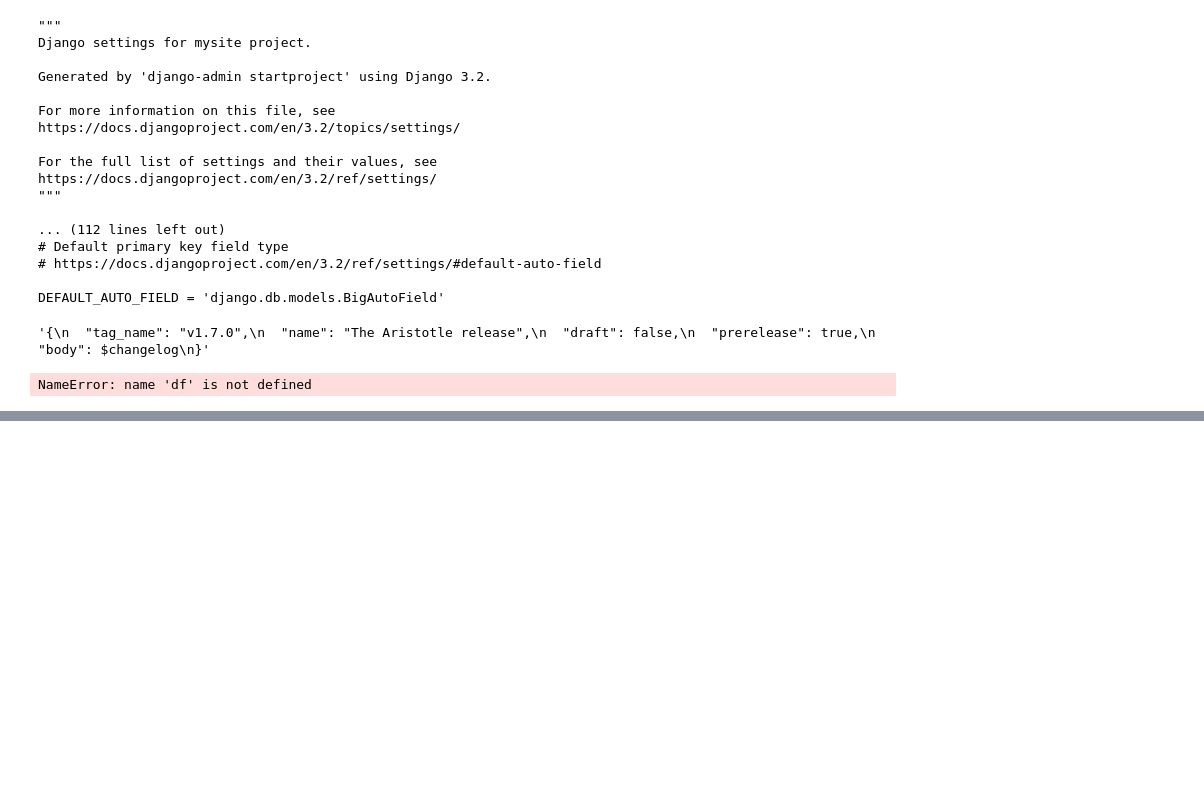
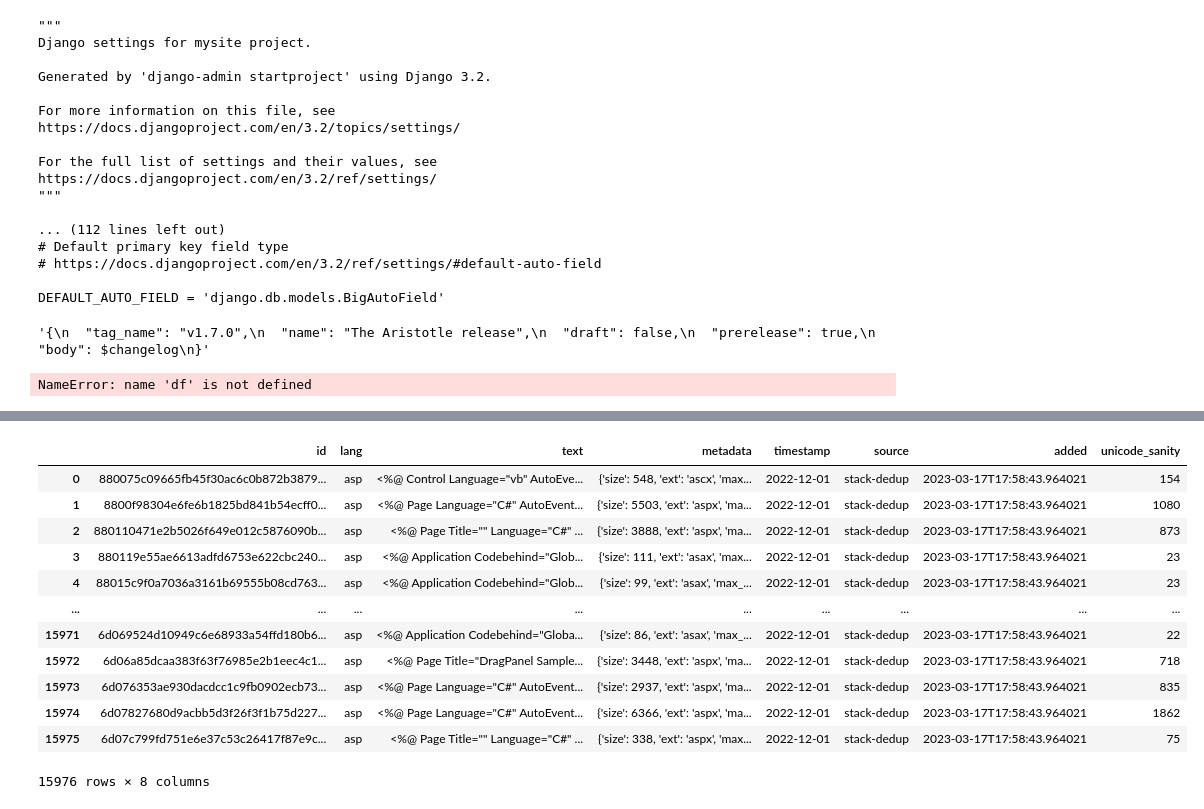
Before and after one commit to allenai/OLMo, a Jupyter notebook: pretrain_data/the_stack/v0/notebooks/aggregate_stats.ipynb, the cells around one changed output, grey strips where cells are left out. Saved outputs shown, nothing was run; the diff lists cells and outputs as text; code cells hidden in the pictures; blank space fills up the shorter version.

```diff
--- a/pretrain_data/the_stack/v0/notebooks/aggregate_stats.ipynb
+++ b/pretrain_data/the_stack/v0/notebooks/aggregate_stats.ipynb
@@ -426,0 +1007,8 @@ fdf[dfx.columns]
+# %%
+from uniseg.wordbreak import words as unicode_tokenize
+import string
+
+def count_tokens_unicode(text):
+    # this is extremely slow
+    count = sum(1 for word in unicode_tokenize(text) if not all(char in string.whitespace for char in word))
+    return count
@@ -426,0 +1439,8 @@ fdf[dfx.columns]
+# %%
+import pandas as pd
+import os
+
+S3_location = "s3://ai2-llm/pretraining-data/sources/stack-dedup"
+# %%
+ddf = pd.read_json(os.path.join(S3_location, "v1/documents", "asp/data_0000.jsonl.gz"), lines=True, compression="gzip")
+adf = pd.read_csv(os.path.join(S3_location, "v1/attributes", "asp/data_0000.tsv"), sep="\t")
@@ -426,0 +1505,2 @@ fdf[dfx.columns]
+# %%
+ddf["unicode_sanity"] = ddf["text"].apply(count_tokens_unicode)
@@ -426,0 +1537,16 @@ fdf[dfx.columns]
+# %%
+ddf
+# %% [output]
+|  | id | lang | text | metadata | timestamp | source | added | unicode_sanity |
+| 0 | 880075c09665fb45f30ac6c0b872b3879... | asp | <%@ Control Language="vb" AutoEve... | {'size': 548, 'ext': 'ascx', 'max... | 2022-12-01 | stack-dedup | 2023-03-17T17:58:43.964021 | 154 |
+| 1 | 8800f98304e6fe6b1825bd841b54ecff0... | asp | ﻿<%@ Page Language="C#" AutoEvent... | {'size': 5503, 'ext': 'aspx', 'ma... | 2022-12-01 | stack-dedup | 2023-03-17T17:58:43.964021 | 1080 |
+| 2 | 880110471e2b5026f649e012c5876090b... | asp | ﻿<%@ Page Title="" Language="C#" ... | {'size': 3888, 'ext': 'aspx', 'ma... | 2022-12-01 | stack-dedup | 2023-03-17T17:58:43.964021 | 873 |
+| 3 | 880119e55ae6613adfd6753e622cbc240... | asp | ﻿<%@ Application Codebehind="Glob... | {'size': 111, 'ext': 'asax', 'max... | 2022-12-01 | stack-dedup | 2023-03-17T17:58:43.964021 | 23 |
+| 4 | 88015c9f0a7036a3161b69555b08cd763... | asp | ﻿<%@ Application Codebehind="Glob... | {'size': 99, 'ext': 'asax', 'max_... | 2022-12-01 | stack-dedup | 2023-03-17T17:58:43.964021 | 23 |
+| ... | ... | ... | ... | ... | ... | ... | ... | ... |
+| 15971 | 6d069524d10949c6e68933a54ffd180b6... | asp | <%@ Application Codebehind="Globa... | {'size': 86, 'ext': 'asax', 'max_... | 2022-12-01 | stack-dedup | 2023-03-17T17:58:43.964021 | 22 |
+| 15972 | 6d06a85dcaa383f63f76985e2b1eec4c1... | asp | ﻿<%@ Page Title="DragPanel Sample... | {'size': 3448, 'ext': 'aspx', 'ma... | 2022-12-01 | stack-dedup | 2023-03-17T17:58:43.964021 | 718 |
+| 15973 | 6d076353ae930dacdcc1c9fb0902ecb73... | asp | ﻿<%@ Page Language="C#" AutoEvent... | {'size': 2937, 'ext': 'aspx', 'ma... | 2022-12-01 | stack-dedup | 2023-03-17T17:58:43.964021 | 835 |
+| 15974 | 6d07827680d9acbb5d3f26f3f1b75d227... | asp | ﻿<%@ Page Language="C#" AutoEvent... | {'size': 6366, 'ext': 'aspx', 'ma... | 2022-12-01 | stack-dedup | 2023-03-17T17:58:43.964021 | 1862 |
+| 15975 | 6d07c799fd751e6e37c53c26417f87e9c... | asp | ﻿<%@ Page Title="" Language="C#" ... | {'size': 338, 'ext': 'aspx', 'max... | 2022-12-01 | stack-dedup | 2023-03-17T17:58:43.964021 | 75 |
+15976 rows × 8 columns
```
Also changed, not shown: parts of 224 cells of this notebook.
